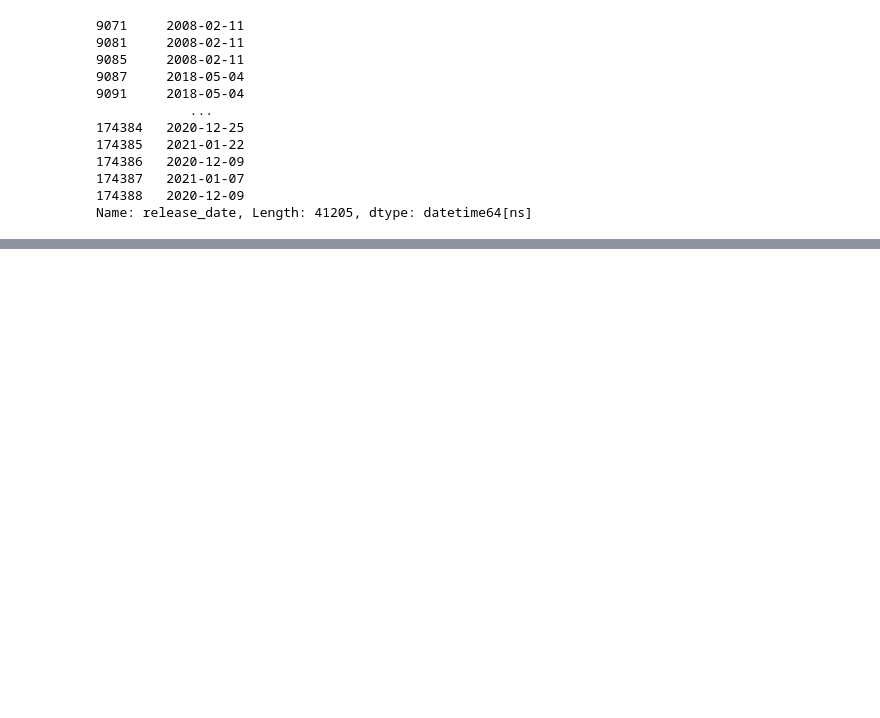
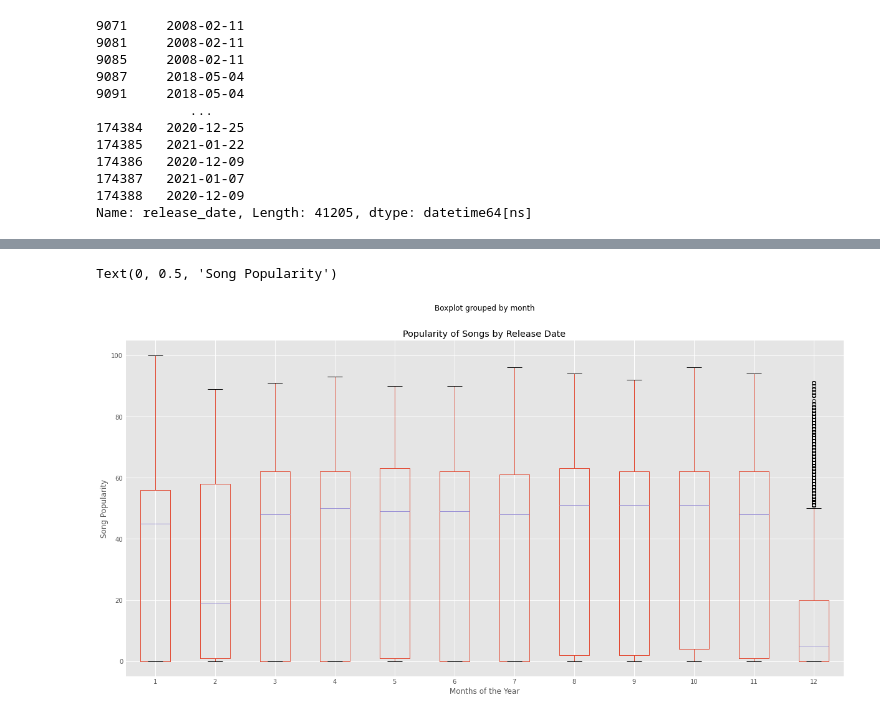
Before and after one commit to GregMaginn/Project-01, a Jupyter notebook: song_variables_by_date.ipynb, the cells around one changed output, grey strips where cells are left out. Drawn from its saved outputs; the diff is of its cells as text; code cells hidden in the pictures; blank space fills up the shorter version.

```diff
--- a/song_variables_by_date.ipynb
+++ b/song_variables_by_date.ipynb
@@ -126,0 +170,10 @@ AttributeError: module 'pandas' has no attribute 'plt'
+# %%
+
+
+plot3 = nap_era_df.boxplot("popularity", by='month', figsize=(20, 10), showfliers=True)
+plot3.set_title('Popularity of Songs by Release Date')
+plot3.set_xlabel('Months of the Year')
+plot3.set_ylabel('Song Popularity')
+# %% [output]
+Text(0, 0.5, 'Song Popularity')
+[figure, added]
```
Also changed, not shown: parts of 9 cells of this notebook.
